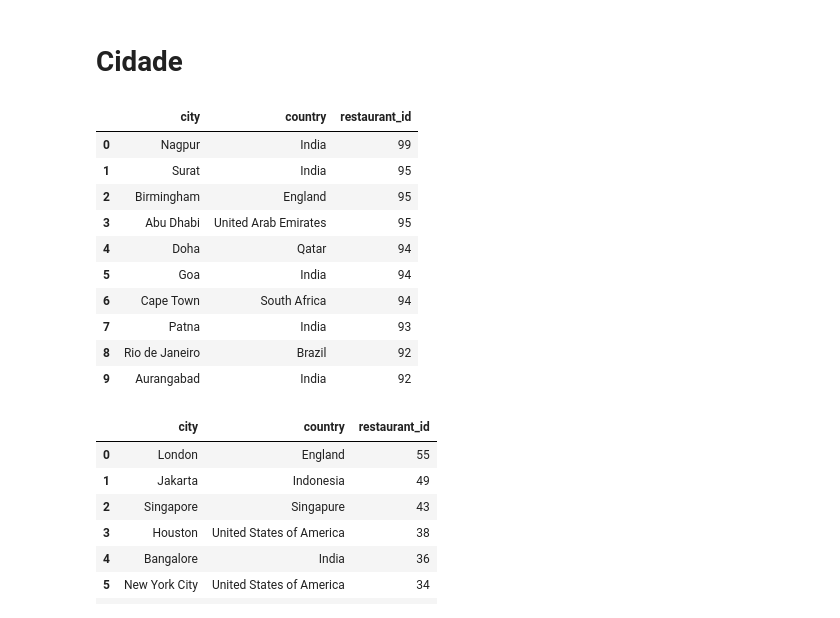
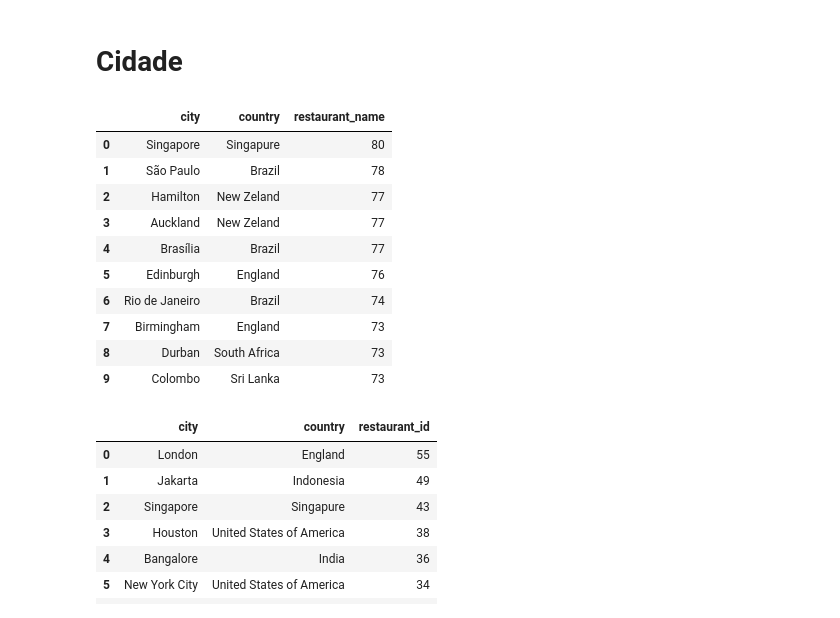
Before and after one commit to Eduardo-95-DS/Eat-Well-Dashboard, a Jupyter notebook: notebooks/business_questions.ipynb, the cells around one changed output. Cells and saved outputs as stored; diff of their text form; code cells hidden in the pictures.

Commit message:
city vision added

```diff
--- a/notebooks/business_questions.ipynb
+++ b/notebooks/business_questions.ipynb
@@ -747,21 +747,24 @@ df1[['country','aggregate_rating']].groupby('country').mean().sort_values('aggre
 # %% [markdown]
 # Cidade
 # %%
-# 1. Qual o nome da cidade que possui mais restaurantes registrados?
+# 1. Qual o nome da cidade que possui mais restaurantes diferentes registrados?
 
-df[['city','country','restaurant_id']].groupby(['city','country']).count().sort_values('restaurant_id',ascending=False).reset_index().head(10)
+df1=df.drop_duplicates(subset=['restaurant_name'])
+df1[['city','country','restaurant_name']].groupby(['city','country']).count().sort_values('restaurant_name',ascending=False).reset_index().head(10)
 
+# df1=df[df['city']=='Abu Dhabi']
+# len(df1['restaurant_name'].unique())
 # n° unico
 # %% [output]
-|  | city | country | restaurant_id |
-| 0 | Nagpur | India | 99 |
-| 1 | Surat | India | 95 |
-| 2 | Birmingham | England | 95 |
-| 3 | Abu Dhabi | United Arab Emirates | 95 |
-| 4 | Doha | Qatar | 94 |
-| 5 | Goa | India | 94 |
-| 6 | Cape Town | South Africa | 94 |
-| 7 | Patna | India | 93 |
-| 8 | Rio de Janeiro | Brazil | 92 |
-| 9 | Aurangabad | India | 92 |
+|  | city | country | restaurant_name |
+| 0 | Singapore | Singapure | 80 |
+| 1 | São Paulo | Brazil | 78 |
+| 2 | Hamilton | New Zeland | 77 |
+| 3 | Auckland | New Zeland | 77 |
+| 4 | Brasília | Brazil | 77 |
+| 5 | Edinburgh | England | 76 |
+| 6 | Rio de Janeiro | Brazil | 74 |
+| 7 | Birmingham | England | 73 |
+| 8 | Durban | South Africa | 73 |
+| 9 | Colombo | Sri Lanka | 73 |
 # %%
```
Also changed, not shown: parts of 2 cells of this notebook, 1 other file.
